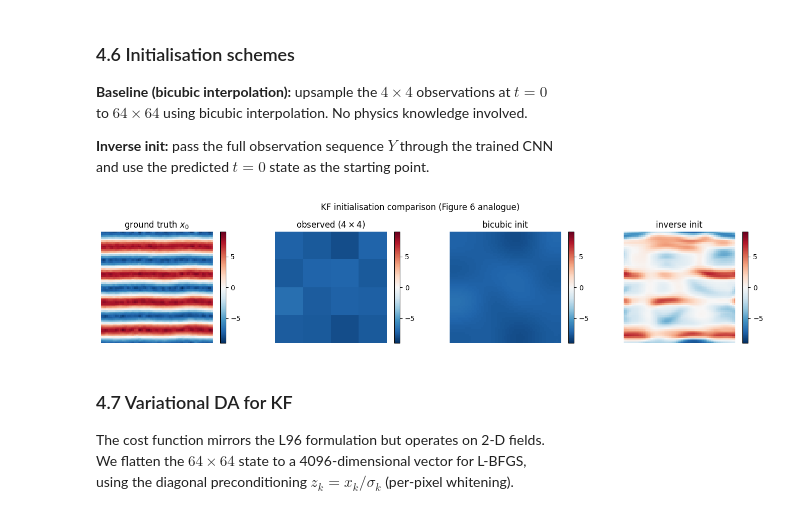
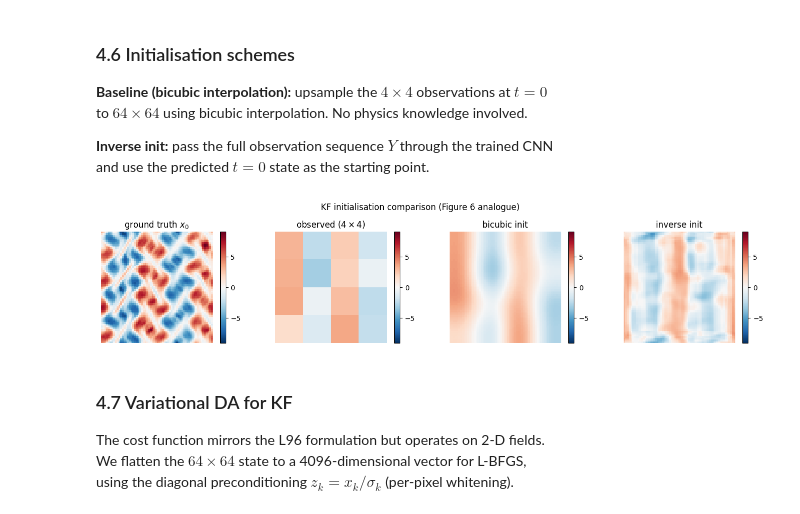
Before and after one commit to ericxu1070/invobs-data-assimilation, a Jupyter notebook: PyTorch_InvObs_DA.ipynb, the cells around one changed output. Drawn from its saved outputs; the diff is of its cells as text; code cells hidden in the pictures.

Commit message:
Updated K-Flow with Full 4D-Var Equation
cleaner results too, notebook should show figures produced

```diff
--- a/PyTorch_InvObs_DA.ipynb
+++ b/PyTorch_InvObs_DA.ipynb
@@ -436,7 +436,7 @@ for sigma in NOISE_LEVELS:
     mode_configs = {
         'obs-only': (0, 500),
         'physics-only': (500, 0),
-        'hybrid': (100, 400),
+        'hybrid': (200, 300),
     }
     # Batched init: all N_EVAL samples at once.
     X0_init = baseline_init_l96(L96, Y)  # (N_EVAL, grid)
@@ -964,3 +1087,23 @@ reconstruct the full 64×64 vorticity field.*
 > **Compute note.** The paper uses 32 000 trajectories × 500 epochs on a V100.
 > The defaults below (`N_TRAIN_KF=200`, `N_EPOCHS_KF=60`) run in ~15 min on
 > a Colab T4. Increase for better results.
+# %%
+N_TRAIN_KF  = 1000    # paper: 32000
+N_EPOCHS_KF = 100     # paper: 500
+T_TRAIN_KF  = 10     # assimilation window length
+BATCH_KF    = 8      # paper: 8
+# Cache training data separately from model weights
+data_cache_key = f'kf_data_N{N_TRAIN_KF}_T{T_TRAIN_KF}.pt'
+data_cache = load_cache(data_cache_key)
+
+if data_cache is None:
+    print(f'Generating {N_TRAIN_KF} KF training trajectories ...')
+    _, X_train, Y_train, _ = generate_data_kf(
+        KF_PAPER, N_TRAIN_KF, T_TRAIN_KF,
+        n_warmup_inner=750, seed=42)
+    save_cache({'X': X_train.cpu(), 'Y': Y_train.cpu()}, data_cache_key)
+    print('Training data cached.')
+else:
+    X_train = data_cache['X'].to(device)
+    Y_train = data_cache['Y'].to(device)
+    print(f'Loaded training data. X={X_train.shape}, Y={Y_train.shape}')
@@ -967,18 +1113,7 @@ reconstruct the full 64×64 vorticity field.*
 # %%
-N_TRAIN_KF  = 200    # paper: 32000
-N_EPOCHS_KF = 100     # paper: 500
-T_TRAIN_KF  = 10     # assimilation window length
-BATCH_KF    = 8      # paper: 8
+def train_inverter_kf(inverter, X, Y, n_epochs=N_EPOCHS_KF,
+                      batch_size=BATCH_KF, lr=3e-4, log_every=10):
 
-
-def train_inverter_kf(kf, inverter, n_train=N_TRAIN_KF, T_train=T_TRAIN_KF,
-                      n_epochs=N_EPOCHS_KF, batch_size=BATCH_KF,
-                      lr=3e-4, obs_noise_std=0.0, log_every=10):
-    """Train InverseObsKolmogorov by supervised MSE on vorticity trajectories."""
-    print(f'Generating {n_train} KF training trajectories ...')
-    _, X, Y, _ = generate_data_kf(kf, n_train, T_train,
-                                   n_warmup_inner=300,
-                                   obs_noise_std=obs_noise_std, seed=42)
     X = X.detach(); Y = Y.detach()   # (N, T, 64, 64),  (N, T, 4, 4)
 
     opt = torch.optim.Adam(inverter.parameters(), lr=lr)
@@ -1006,8 +1141,7 @@ kf_inv_cache_key = f'kf_inverter_N{N_TRAIN_KF}_E{N_EPOCHS_KF}.pt'
 
 ckpt_kf = load_cache(kf_inv_cache_key)
 if ckpt_kf is None:
-    kf_hist = train_inverter_kf(KF_PAPER, kf_inv,
-                                 n_train=N_TRAIN_KF, n_epochs=N_EPOCHS_KF)
+    kf_hist = train_inverter_kf(kf_inv, X_train, Y_train, n_epochs=N_EPOCHS_KF)
     save_cache({'state_dict': kf_inv.state_dict(), 'hist': kf_hist}, kf_inv_cache_key)
 else:
     kf_inv.load_state_dict(ckpt_kf['state_dict'])
@@ -1050,35 +1184,35 @@ def invobs_init_kf(inverter, Y):
     """
     Use the trained inverse network: map observation sequence to physical trajectory,
     return the t=0 frame as the initial condition.
     Y: (N, T, Ho, Wo). Returns (N, H, W).
     """
     with torch.no_grad():
         pred = inverter(Y)          # (N, T, 64, 64)
     return pred[:, 0]               # (N, 64, 64)  — t=0 frame
 
 
 # Quick visual comparison on one test sample
 _, X_vis, Y_vis, _ = generate_data_kf(KF_PAPER, n_samples=1,
                                        n_time_steps=T_TRAIN_KF,
-                                       n_warmup_inner=300, seed=777)
+                                       n_warmup_inner=750, seed=777)
 x0_true  = X_vis[0, 0]                                   # (64, 64)
 x0_bic   = baseline_init_kf(Y_vis)[0]                    # (64, 64)
 x0_inv   = invobs_init_kf(kf_inv, Y_vis)[0]              # (64, 64)
 y0_obs   = Y_vis[0, 0]                                   # (4, 4)
 
 vmax = x0_true.abs().max().item()
 fig, axes = plt.subplots(1, 4, figsize=(14, 3))
 titles = ['ground truth $x_0$', 'observed ($4\\times4$)',
           'bicubic init', 'inverse init']
 imgs   = [x0_true, y0_obs, x0_bic, x0_inv]
 for ax, img, title in zip(axes, imgs, titles):
     im = ax.imshow(img.cpu(), cmap='RdBu_r', vmin=-vmax, vmax=vmax)
     ax.set_title(title); ax.axis('off')
     plt.colorbar(im, ax=ax, fraction=0.046)
 plt.suptitle('KF initialisation comparison (Figure 6 analogue)')
 plt.tight_layout(); plt.show()
 # %% [output]
-[figure, old version]
+[figure, new version]
 # %% [markdown]
 ### 4.7 Variational DA for KF
 
```
Also changed, not shown: parts of 24 cells of this notebook.
